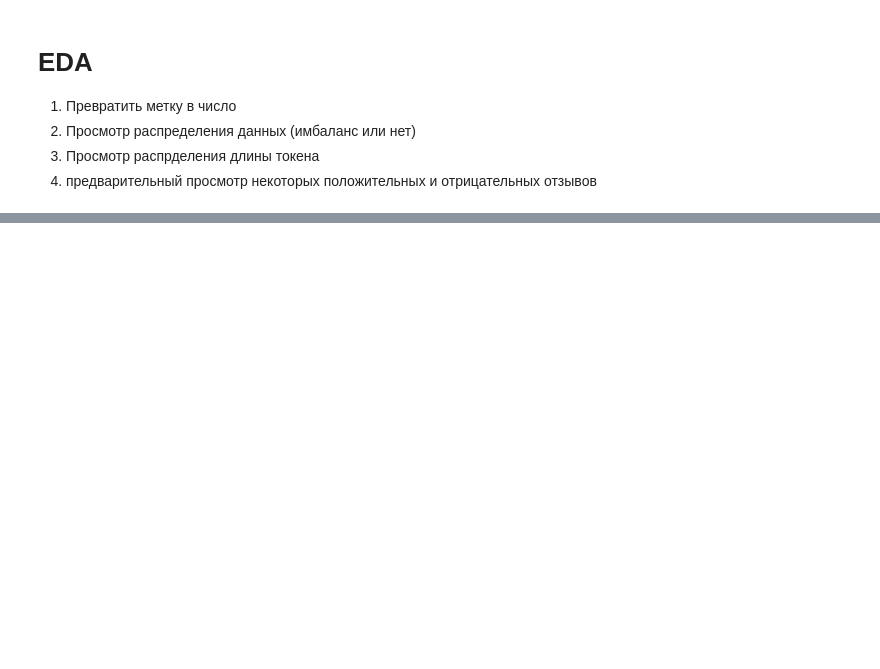
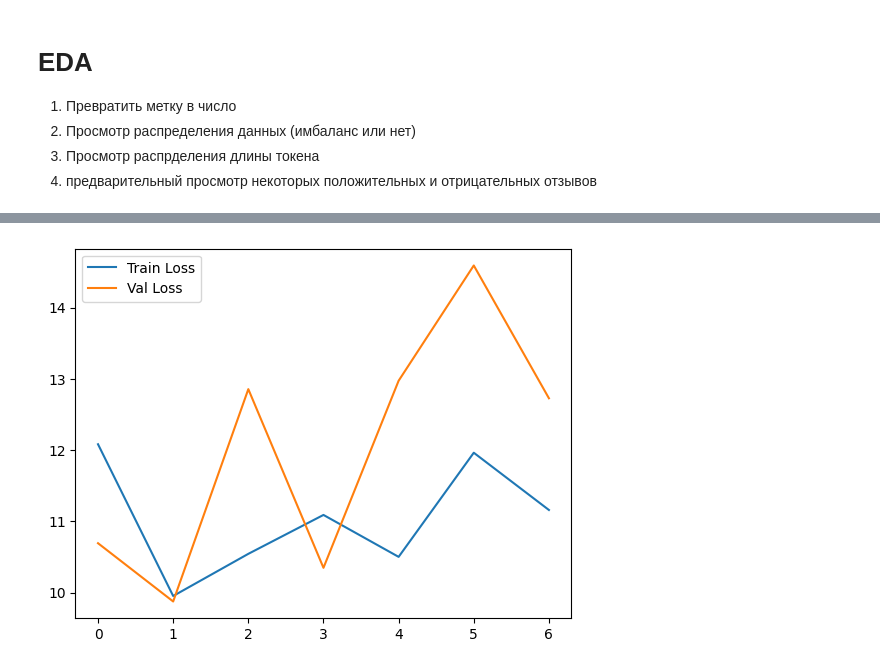
Before and after one commit to genaix/tasks_neiro_basics_arthur, a Jupyter notebook: lesson22.ipynb, the cells around one changed output, grey strips where cells are left out. Drawn from its saved outputs; the diff is of its cells as text; code cells hidden in the pictures; blank space fills up the shorter version.

```diff
--- a/lesson22.ipynb
+++ b/lesson22.ipynb
@@ -39,0 +652,8 @@ from collections import Counter
+# %%
+plt.figure.Figure(figsize=(6, 6))
+plt.pyplot.plot(range(history["epochs"]), history["train_loss"], label="Train Loss")
+plt.pyplot.plot(range(history["epochs"]), history["val_loss"], label="Val Loss")
+plt.pyplot.legend()
+plt.pyplot.show()
+# %% [output]
+[figure, added]
```
Also changed, not shown: parts of 39 cells of this notebook, 3 other files.
